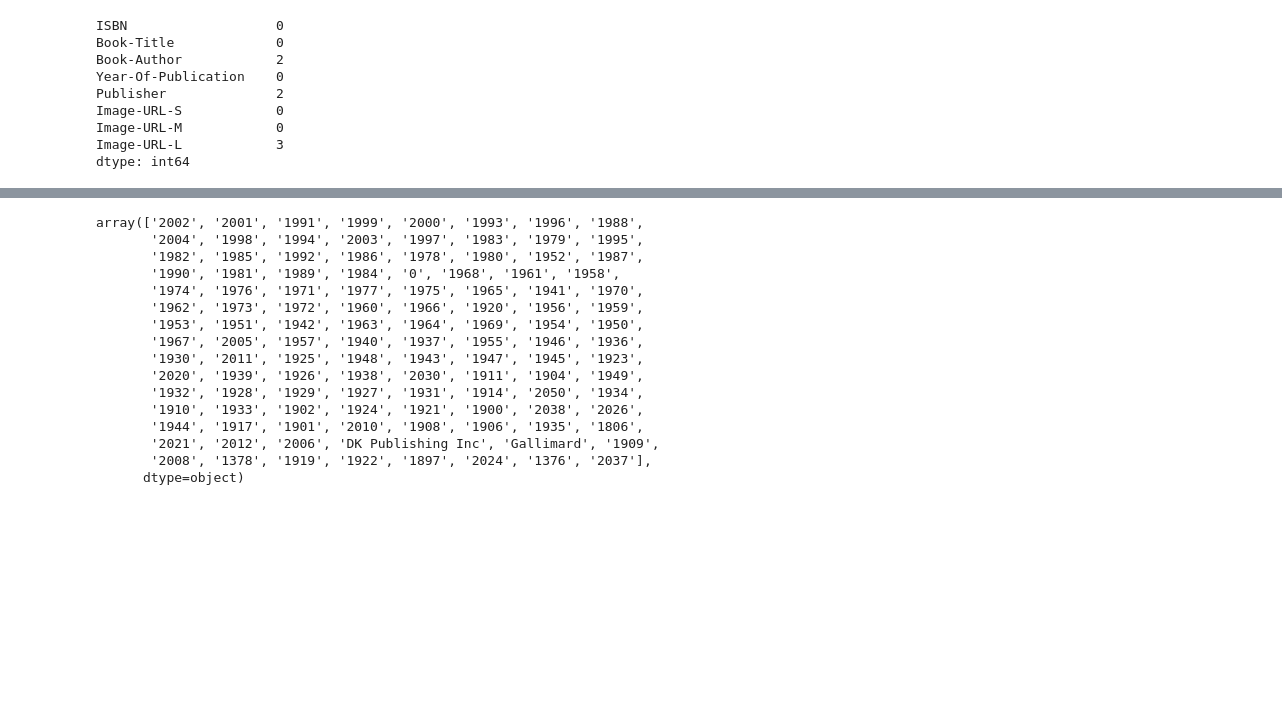
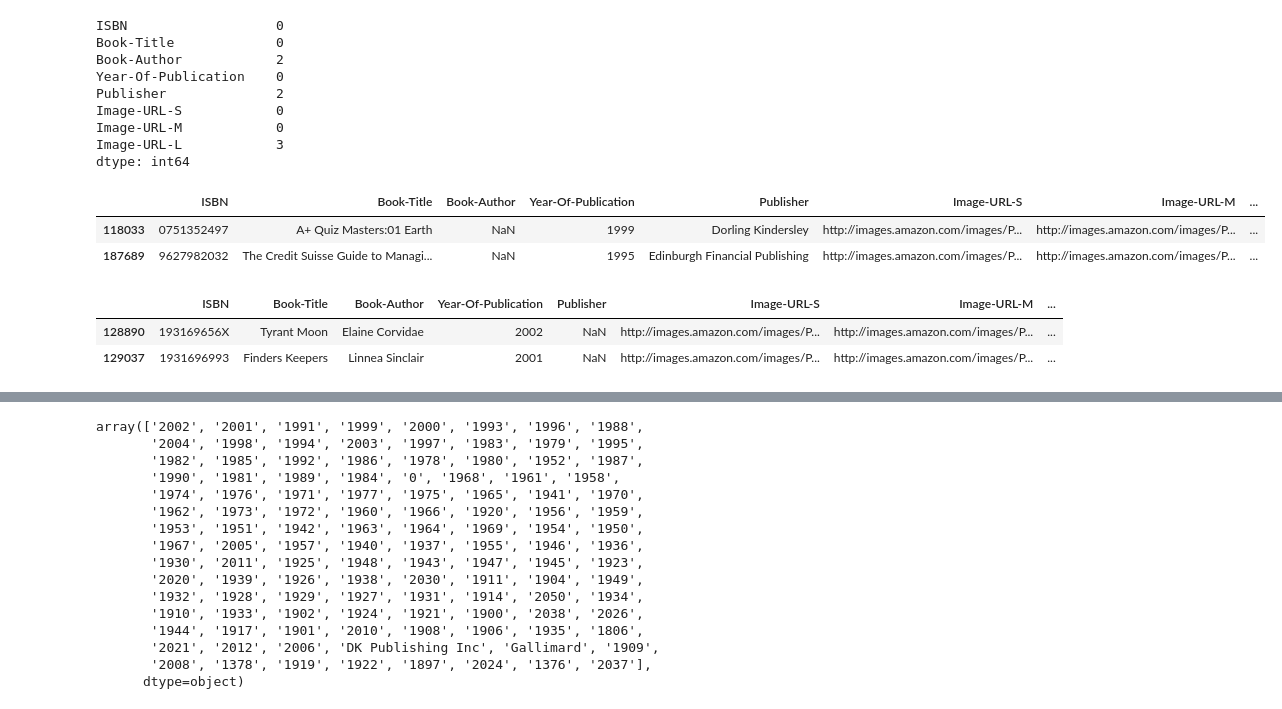
Before and after one commit to Nutcracker5286/-, a Jupyter notebook: USER-BASED COLLABORATIVE FILTERING.ipynb, the cells around one changed output, grey strips where cells are left out. Cells and saved outputs as stored; diff of their text form; code cells hidden in the pictures; blank space fills up the shorter version.

```diff
--- a/USER-BASED COLLABORATIVE FILTERING.ipynb
+++ b/USER-BASED COLLABORATIVE FILTERING.ipynb
@@ -62,3 +62,15 @@ Image-URL-S            0
 Image-URL-M            0
 Image-URL-L            3
 dtype: int64
+# %%
+book_df.loc[book_df['Book-Author'].isnull(),:]
+# %% [output]
+|  | ISBN | Book-Title | Book-Author | Year-Of-Publication | Publisher | Image-URL-S | Image-URL-M | ... |
+| 118033 | 0751352497 | A+ Quiz Masters:01 Earth | NaN | 1999 | Dorling Kindersley | http://images.amazon.com/images/P... | http://images.amazon.com/images/P... | ... |
+| 187689 | 9627982032 | The Credit Suisse Guide to Managi... | NaN | 1995 | Edinburgh Financial Publishing | http://images.amazon.com/images/P... | http://images.amazon.com/images/P... | ... |
+# %%
+book_df.loc[book_df['Publisher'].isnull(),:]
+# %% [output]
+|  | ISBN | Book-Title | Book-Author | Year-Of-Publication | Publisher | Image-URL-S | Image-URL-M | ... |
+| 128890 | 193169656X | Tyrant Moon | Elaine Corvidae | 2002 | NaN | http://images.amazon.com/images/P... | http://images.amazon.com/images/P... | ... |
+| 129037 | 1931696993 | Finders Keepers | Linnea Sinclair | 2001 | NaN | http://images.amazon.com/images/P... | http://images.amazon.com/images/P... | ... |
```
Also changed, not shown: parts of 13 cells of this notebook, 1 other file.
